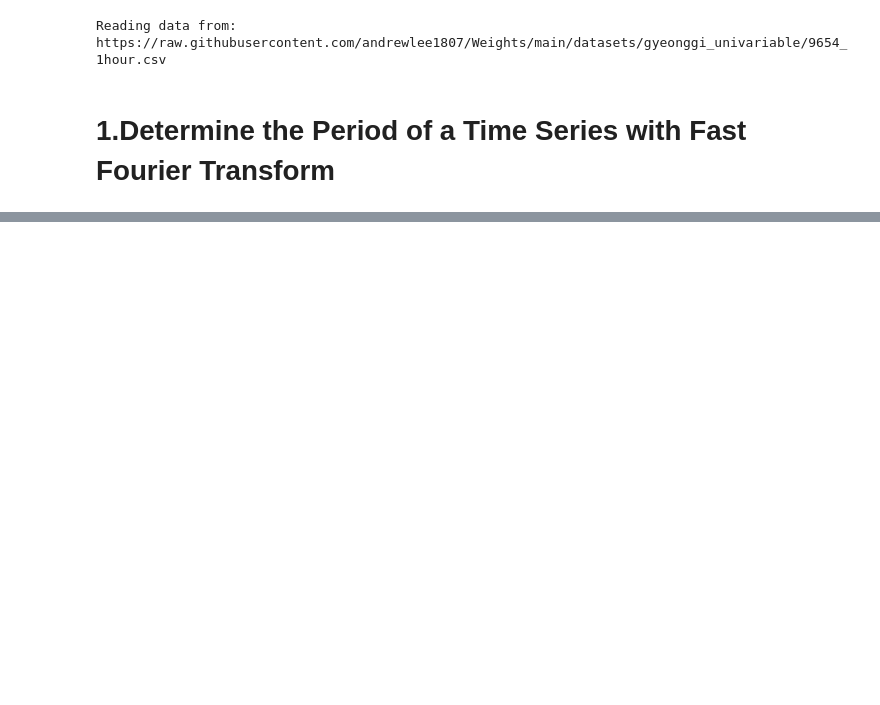
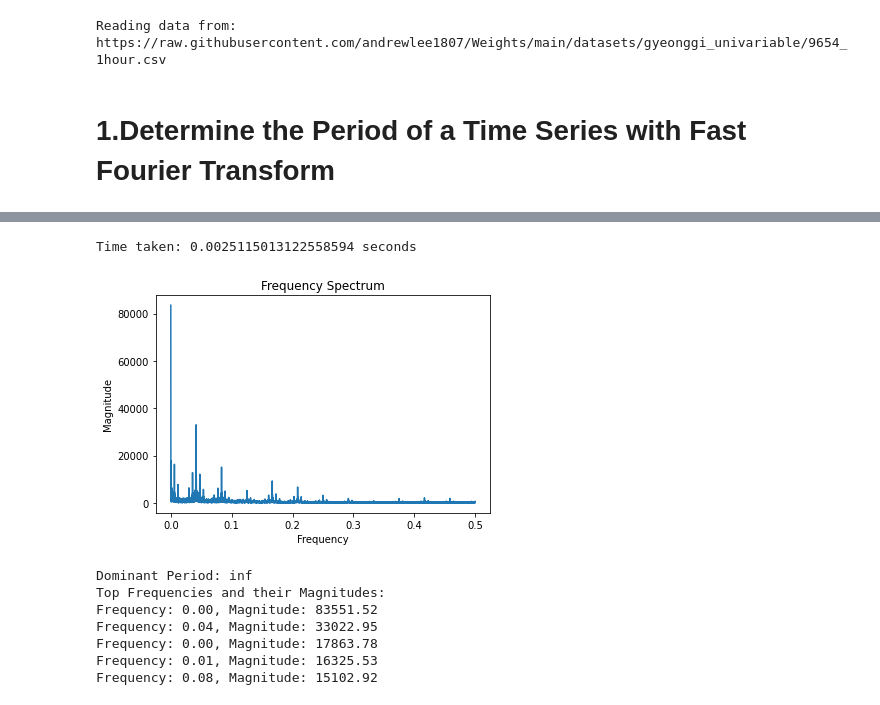
Before and after one commit to andrewlee1807/ChronoPatternNet, a Jupyter notebook: analysis/gyeoggi.ipynb, the cells around one changed output, grey strips where cells are left out. Drawn from its saved outputs; the diff is of its cells as text; code cells hidden in the pictures; blank space fills up the shorter version.

```diff
--- a/analysis/gyeoggi.ipynb
+++ b/analysis/gyeoggi.ipynb
@@ -47,0 +54,56 @@ The period of the time series is 24.031518624641837
+# %%
+t1 = time.time()
+fft_result = np.fft.fft(data.squeeze())
+# Compute magnitudes
+magnitudes = np.abs(fft_result)
+
+# Get frequencies
+sample_count = len(data.squeeze())
+sample_rate = 1  # Define the sample rate based on your data's time intervals
+frequencies = np.fft.fftfreq(sample_count, d=1./sample_rate)
+# Exclude the zero frequency
+positive_frequencies = frequencies[:sample_count // 2]
+positive_magnitudes = magnitudes[:sample_count // 2]
+
+# Find the index of the peak magnitude
+peak_frequency_index = np.argmax(positive_magnitudes)
+
+# Get the dominant frequency
+dominant_frequency = positive_frequencies[peak_frequency_index]
+print(f"Time taken: {time.time() - t1} seconds")
+plt.plot(positive_frequencies, positive_magnitudes)
+plt.title('Frequency Spectrum')
+plt.xlabel('Frequency')
+plt.ylabel('Magnitude')
+plt.show()
+dominant_period = 1 / dominant_frequency
+print(f"Dominant Period: {dominant_period}")
+# Compute FFT and get frequencies and magnitudes
+fft_result = np.fft.fft(data.squeeze())
+magnitudes = np.abs(fft_result)
+frequencies = np.fft.fftfreq(len(data.squeeze()), d=1./sample_rate)
+
+# Exclude zero frequency
+positive_frequencies = frequencies[:len(frequencies) // 2]
+positive_magnitudes = magnitudes[:len(magnitudes) // 2]
+
+# Combine and sort
+freq_magnitude = [(freq, mag) for freq, mag in zip(positive_frequencies, positive_magnitudes)]
+sorted_freq_magnitude = sorted(freq_magnitude, key=lambda x: x[1], reverse=True)
+
+# Print top results
+top_results_count = 5
+print("Top Frequencies and their Magnitudes:")
+for i in range(top_results_count):
+    freq, mag = sorted_freq_magnitude[i]
+    print(f"Frequency: {freq:.2f}, Magnitude: {mag:.2f}")
+# %% [output]
+Time taken: 0.0025115013122558594 seconds
+[figure, added]
+Dominant Period: inf
+Top Frequencies and their Magnitudes:
+Frequency: 0.00, Magnitude: 83551.52
+Frequency: 0.04, Magnitude: 33022.95
+Frequency: 0.00, Magnitude: 17863.78
+Frequency: 0.01, Magnitude: 16325.53
+Frequency: 0.08, Magnitude: 15102.92
```
Also changed, not shown: parts of 6 cells of this notebook, 3 other files.
